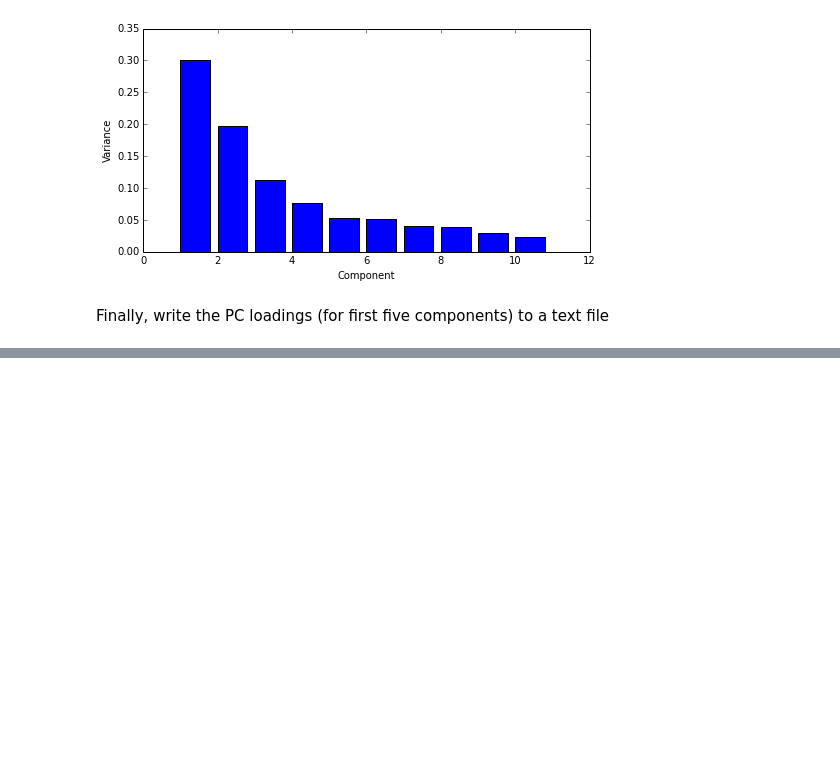
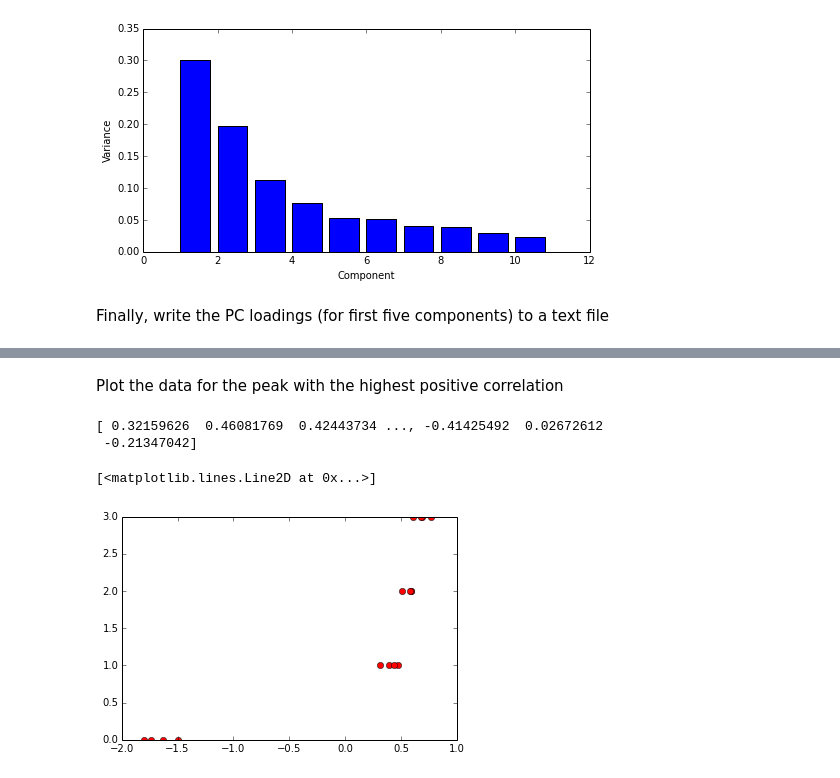
Before and after one commit to sdrogers/metabolomics_tools, a Jupyter notebook: gc_data/Thermo_GC_Data.ipynb, the cells around one changed output, grey strips where cells are left out. Saved outputs shown, nothing was run; the diff lists cells and outputs as text; code cells hidden in the pictures; blank space fills up the shorter version.

```diff
--- a/gc_data/Thermo_GC_Data.ipynb
+++ b/gc_data/Thermo_GC_Data.ipynb
@@ -72,0 +99,12 @@ b.to_csv('pcweights.csv',sep='\t')
+# %% [markdown]
+<p>Plot the data for the peak with the highest positive correlation</p>
+# %%
+cc_vals = np.array(cc_vals)
+min_pos = np.argmax(cc_vals)
+print cc_vals
+plt.plot(sub_data_norm[[min_pos]],Y,'ro')
+# %% [output]
+[ 0.32159626  0.46081769  0.42443734 ..., -0.41425492  0.02672612
+ -0.21347042]
+[<matplotlib.lines.Line2D at 0x...>]
+[figure, added]
```
Also changed, not shown: parts of 7 cells of this notebook, 3 other files.
